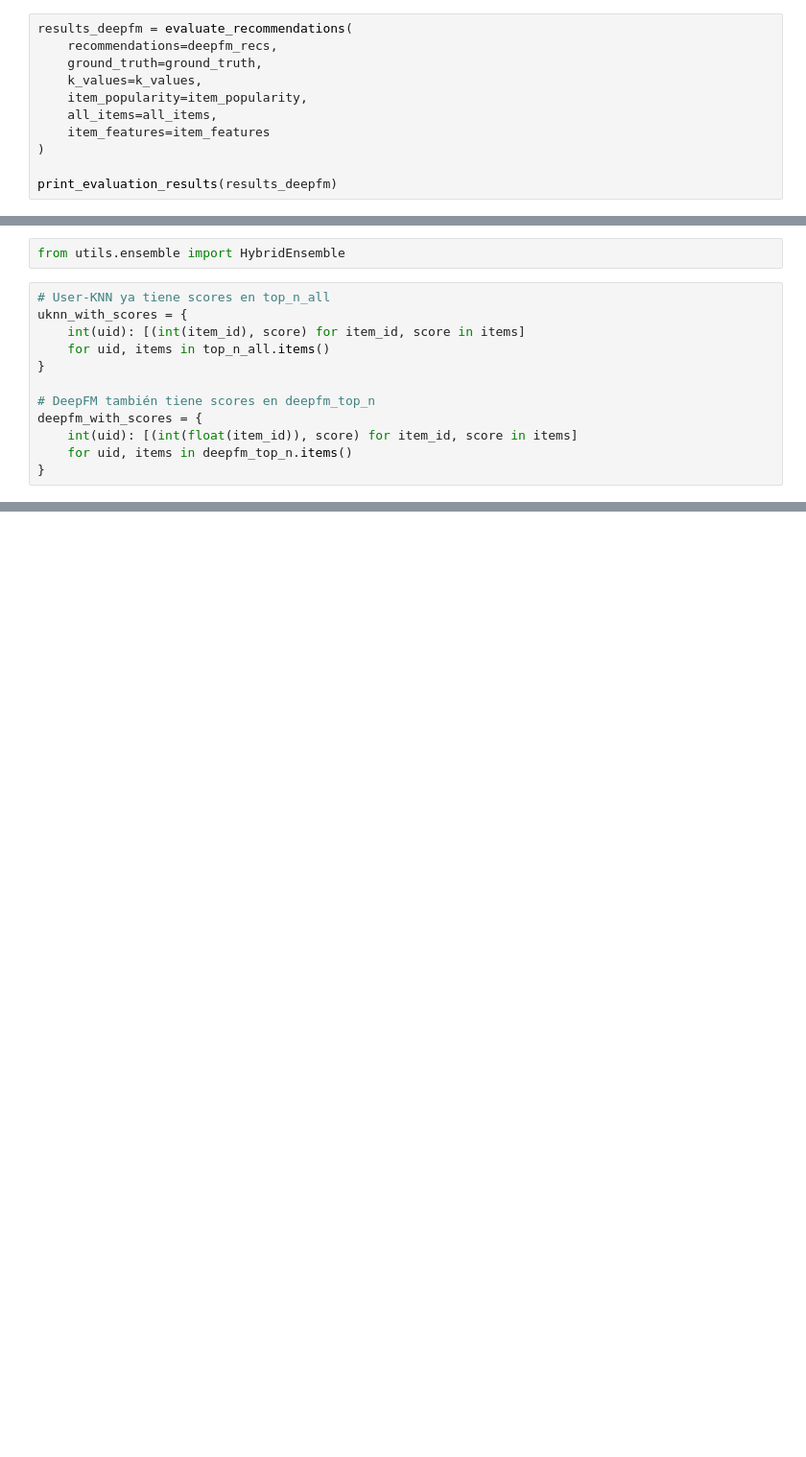
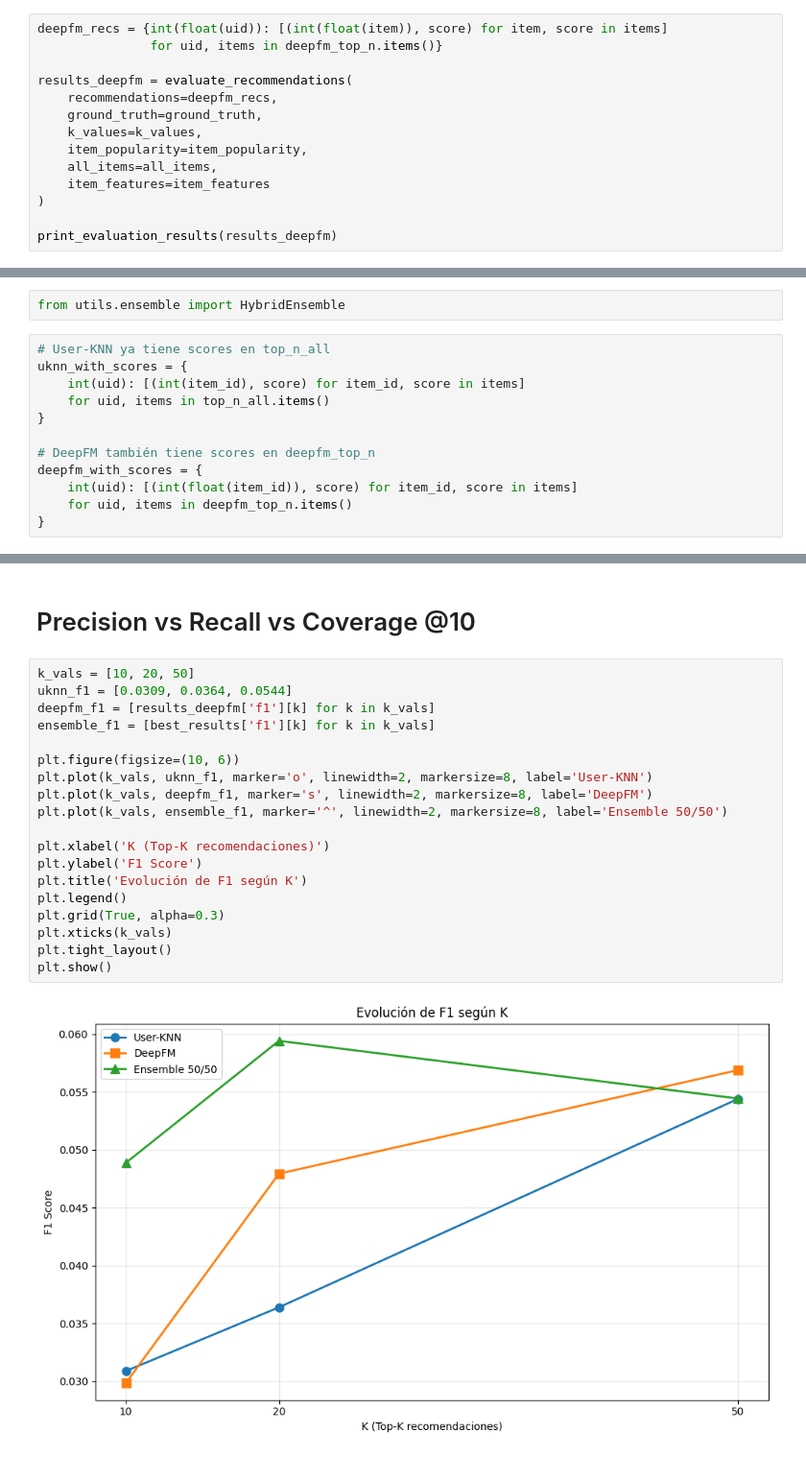
Before and after one commit to joanbrr/proyecto-RecSys-2025, a Jupyter notebook: src/Baselines.ipynb, the cells around one changed output, grey strips where cells are left out. Shown: that part at 96% size. Drawn from its saved outputs; the diff is of its cells as text; blank space fills up the shorter version.

```diff
--- a/src/Baselines.ipynb
+++ b/src/Baselines.ipynb
@@ -383,4 +391,7 @@ deepfm_recs = {
 # %%
+deepfm_recs = {int(float(uid)): [(int(float(item)), score) for item, score in items]
+               for uid, items in deepfm_top_n.items()}
+
 results_deepfm = evaluate_recommendations(
     recommendations=deepfm_recs,
     ground_truth=ground_truth,
@@ -463,0 +667,23 @@ F1:
+# %% [markdown]
+# Precision vs Recall vs Coverage @10
+# %%
+k_vals = [10, 20, 50]
+uknn_f1 = [0.0309, 0.0364, 0.0544]
+deepfm_f1 = [results_deepfm['f1'][k] for k in k_vals]
+ensemble_f1 = [best_results['f1'][k] for k in k_vals]
+
+plt.figure(figsize=(10, 6))
+plt.plot(k_vals, uknn_f1, marker='o', linewidth=2, markersize=8, label='User-KNN')
+plt.plot(k_vals, deepfm_f1, marker='s', linewidth=2, markersize=8, label='DeepFM')
+plt.plot(k_vals, ensemble_f1, marker='^', linewidth=2, markersize=8, label='Ensemble 50/50')
+
+plt.xlabel('K (Top-K recomendaciones)')
+plt.ylabel('F1 Score')
+plt.title('Evolución de F1 según K')
+plt.legend()
+plt.grid(True, alpha=0.3)
+plt.xticks(k_vals)
+plt.tight_layout()
+plt.show()
+# %% [output]
+[figure, added]
```
Also changed, not shown: parts of 21 cells of this notebook, 1 other file.
